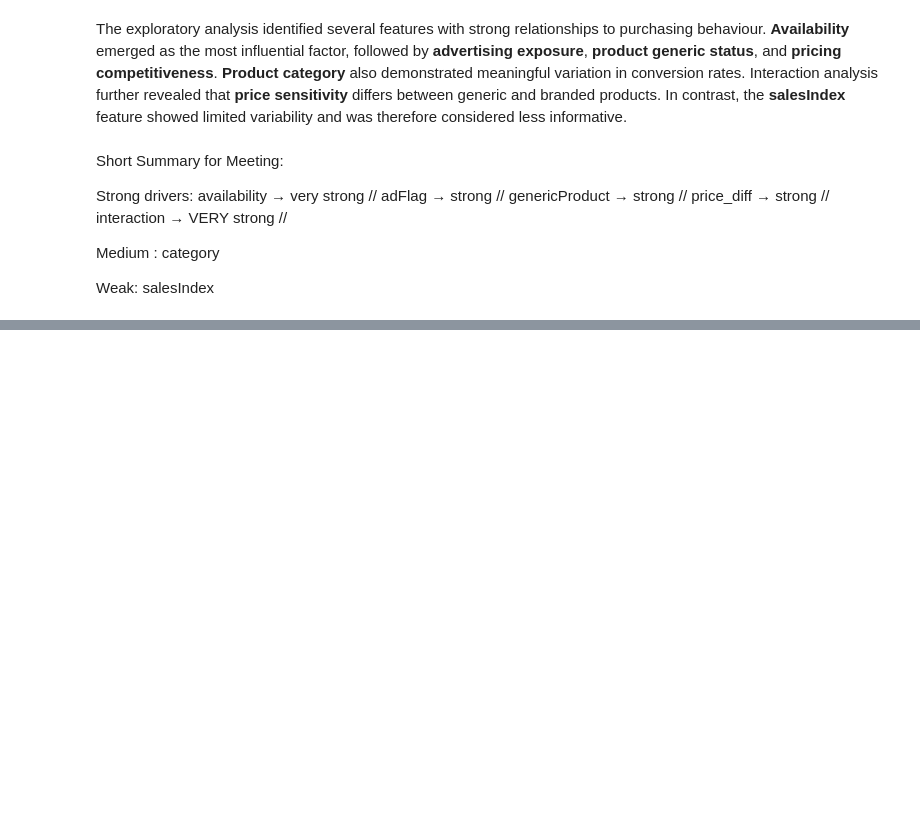
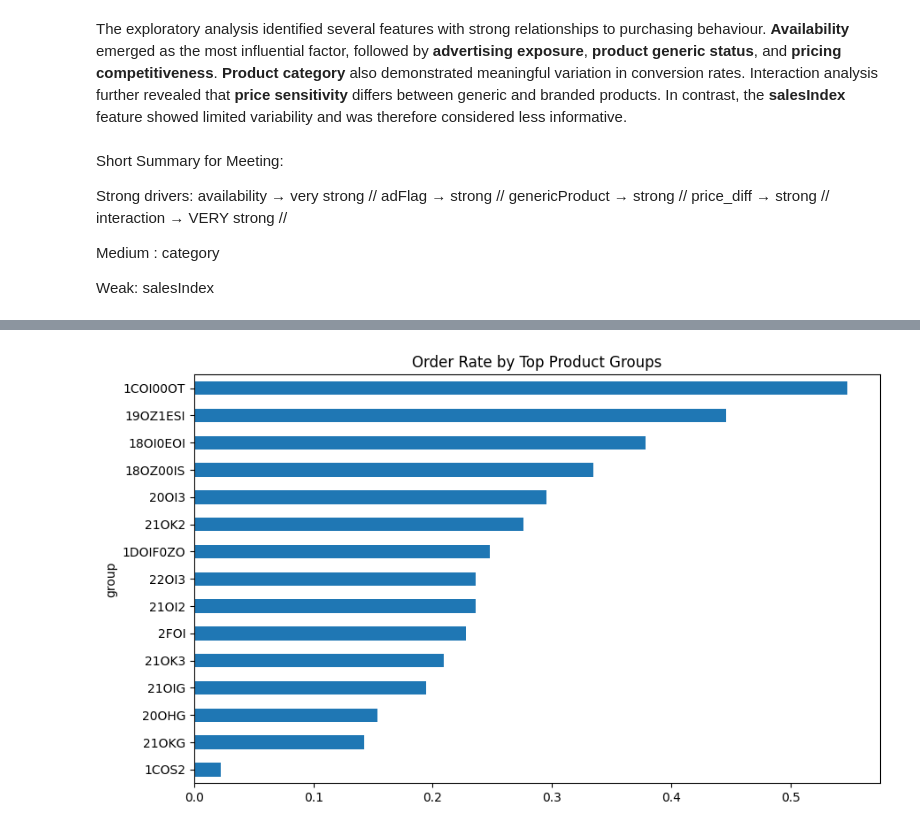
Before and after one commit to Happydeath97/analyticalProjectProductPricing, a Jupyter notebook: notebooks/DataExploration.ipynb, the cells around one changed output, grey strips where cells are left out. Saved outputs shown, nothing was run; the diff lists cells and outputs as text; code cells hidden in the pictures; blank space fills up the shorter version.

```diff
--- a/notebooks/DataExploration.ipynb
+++ b/notebooks/DataExploration.ipynb
@@ -347,0 +486,12 @@ Weak: salesIndex
+# %%
+top_groups = df["group"].value_counts().head(15).index
+
+df[df["group"].isin(top_groups)] \
+    .groupby("group")["order"].mean() \
+    .sort_values() \
+    .plot(kind="barh", figsize=(10,6))
+
+plt.title("Order Rate by Top Product Groups")
+plt.show()
+# %% [output]
+[figure, added]
```
Also changed, not shown: parts of 12 cells of this notebook.
